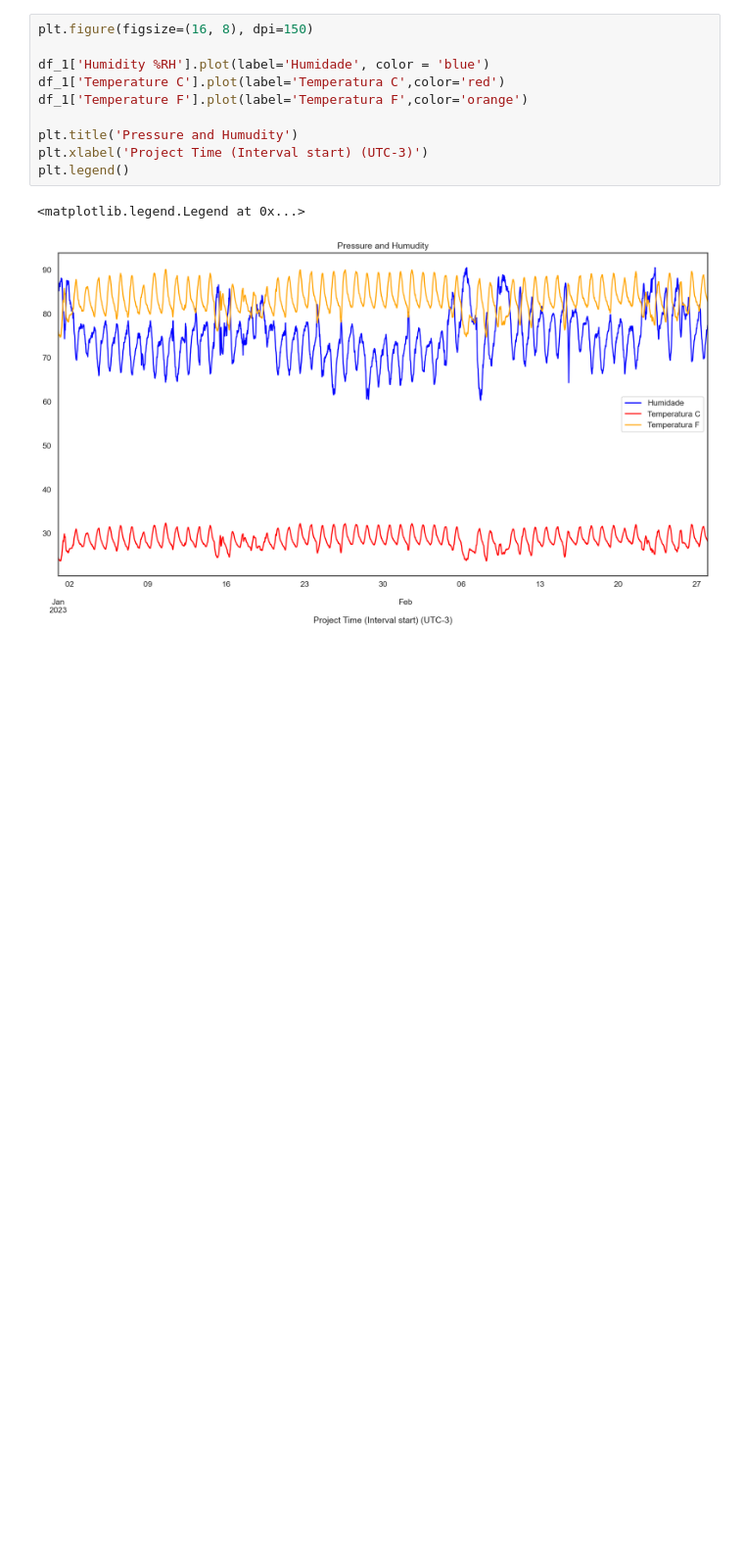
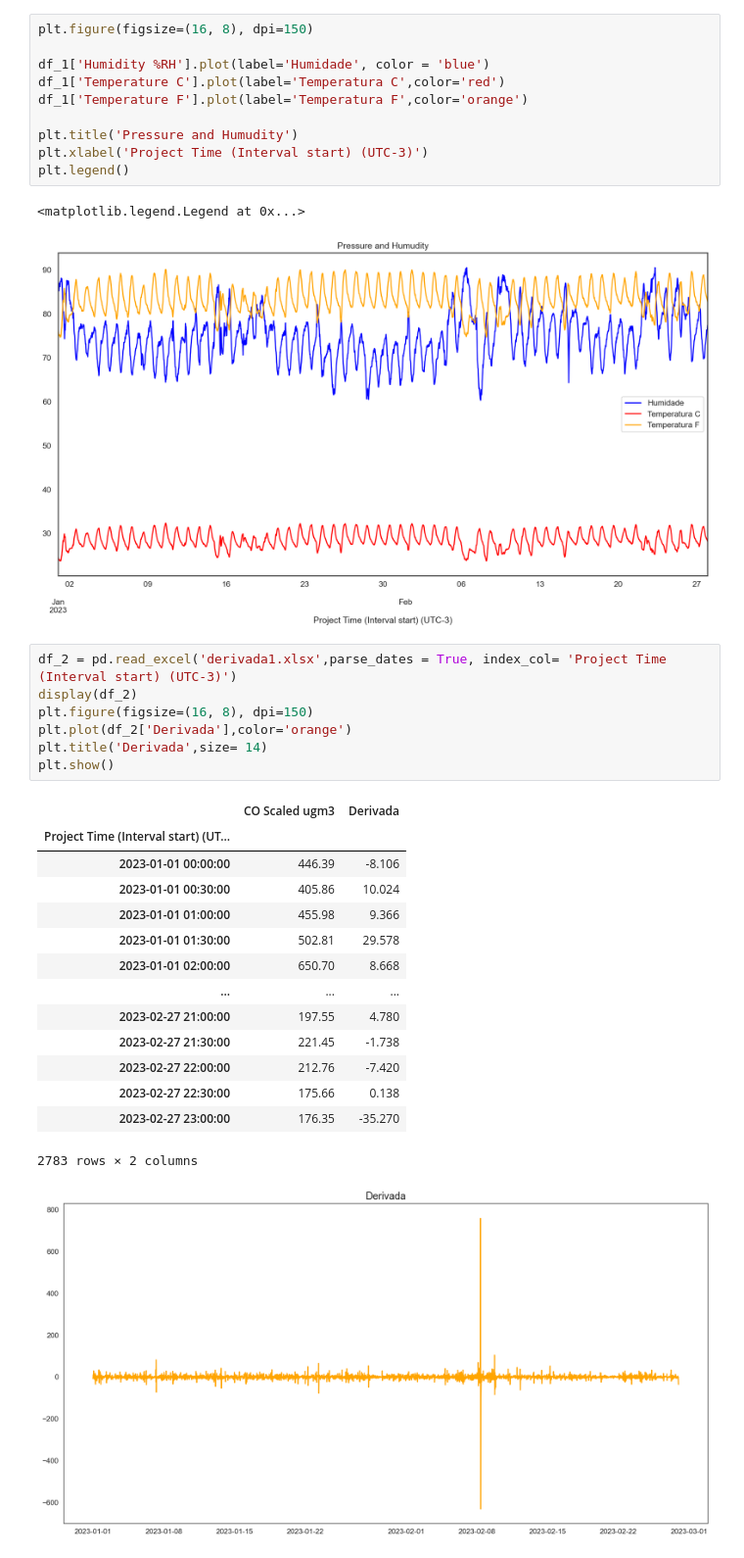
Before and after one commit to FilipeSCampos/ProjetoCalculo, a Jupyter notebook: projCalc.ipynb, the cells around one changed output. Shown at 98% size. Saved outputs shown, nothing was run; the diff lists cells and outputs as text; blank space fills up the shorter version.

```diff
--- a/projCalc.ipynb
+++ b/projCalc.ipynb
@@ -155,3 +161,26 @@ plt.legend()
 # %% [output]
 <matplotlib.legend.Legend at 0x...>
 [figure]
+# %%
+df_2 = pd.read_excel('derivada1.xlsx',parse_dates = True, index_col= 'Project Time (Interval start) (UTC-3)')
+display(df_2)
+plt.figure(figsize=(16, 8), dpi=150)
+plt.plot(df_2['Derivada'],color='orange')
+plt.title('Derivada',size= 14)
+plt.show()
+# %% [output]
+|  | CO Scaled ugm3 | Derivada |
+| Project Time (Interval start) (UT... |  |  |
+| 2023-01-01 00:00:00 | 446.39 | -8.106 |
+| 2023-01-01 00:30:00 | 405.86 | 10.024 |
+| 2023-01-01 01:00:00 | 455.98 | 9.366 |
+| 2023-01-01 01:30:00 | 502.81 | 29.578 |
+| 2023-01-01 02:00:00 | 650.70 | 8.668 |
+| ... | ... | ... |
+| 2023-02-27 21:00:00 | 197.55 | 4.780 |
+| 2023-02-27 21:30:00 | 221.45 | -1.738 |
+| 2023-02-27 22:00:00 | 212.76 | -7.420 |
+| 2023-02-27 22:30:00 | 175.66 | 0.138 |
+| 2023-02-27 23:00:00 | 176.35 | -35.270 |
+2783 rows × 2 columns
+[figure, added]
```
Also changed, not shown: parts of 7 cells of this notebook, 2 other files.
